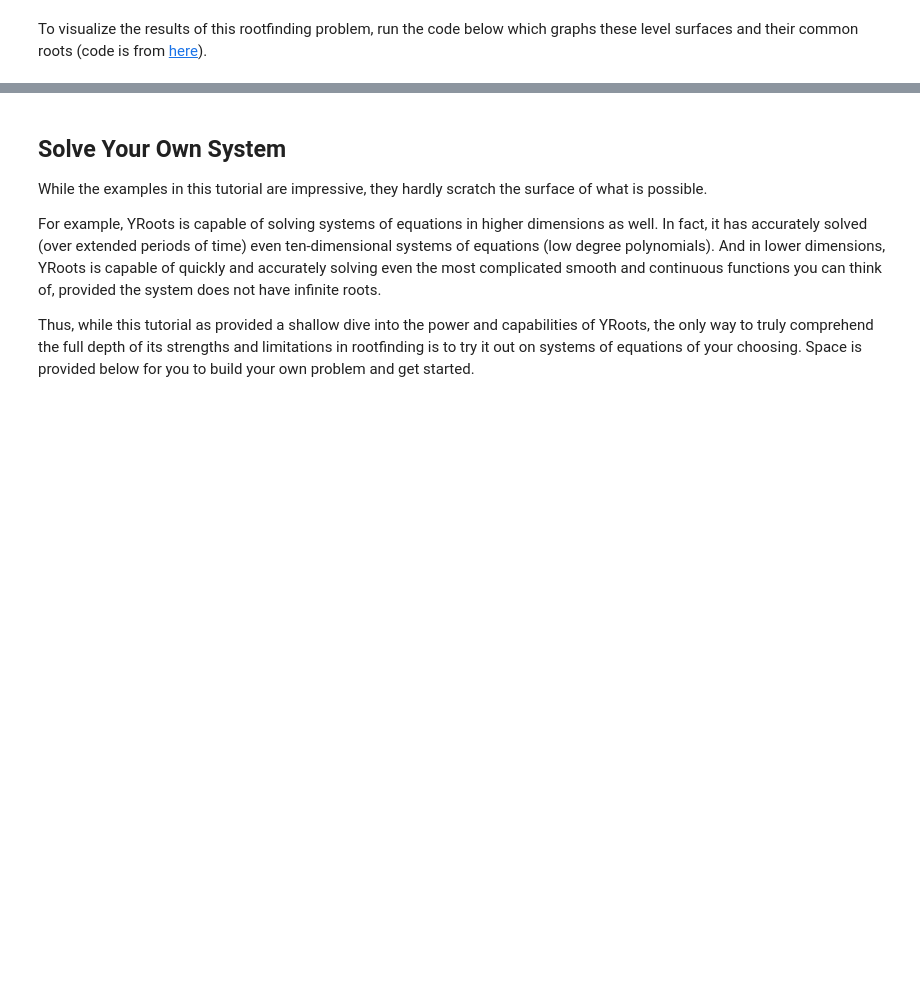
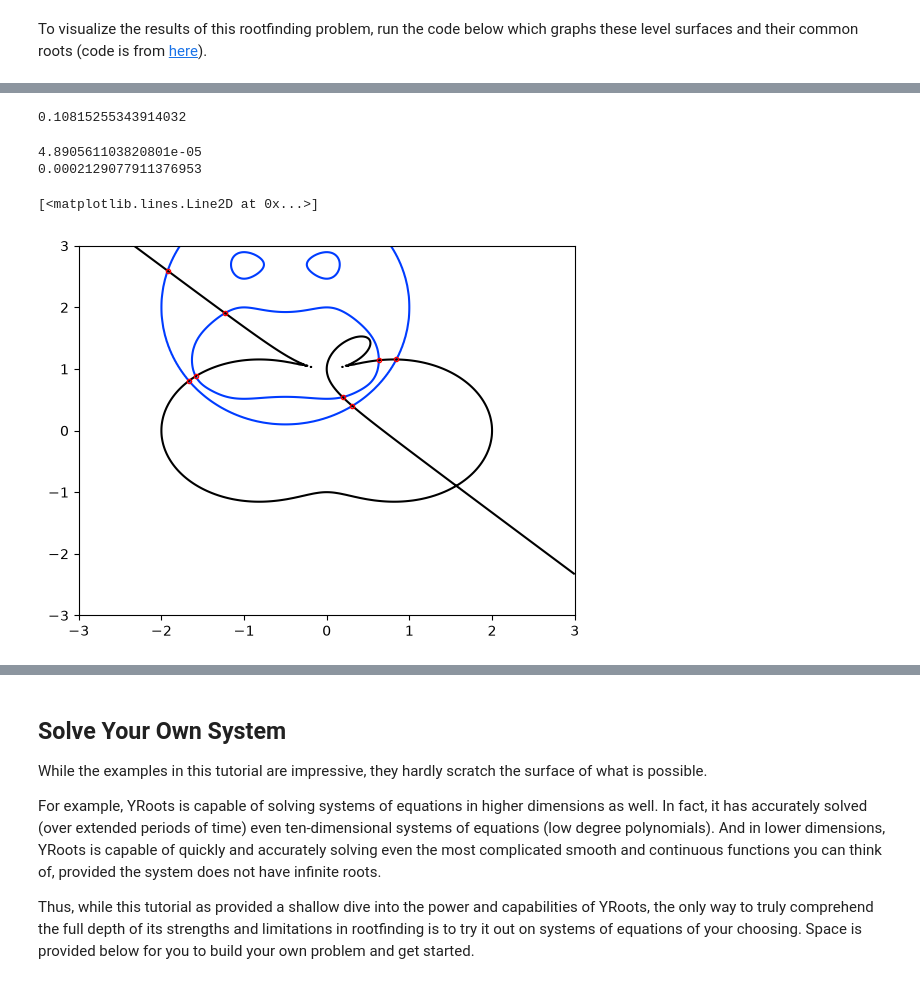
Before and after one commit to wlgns0330/Rootfinding-serial, a Jupyter notebook: CombinedNotebook.ipynb, the cells around one changed output, grey strips where cells are left out. Cells and saved outputs as stored; diff of their text form; code cells hidden in the pictures; blank space fills up the shorter version.

```diff
--- a/CombinedNotebook.ipynb
+++ b/CombinedNotebook.ipynb
@@ -494,0 +550,42 @@ plt.tight_layout()
+# %%
+f = lambda x,y: ((90000*y**10 + (-1440000)*y**9 + (360000*x**4 + 720000*x**3 + 504400*x**2 + 144400*x + 9971200)*(y**8) +
+    ((-4680000)*x**4 + (-9360000)*x**3 + (-6412800)*x**2 + (-1732800)*x + (-39554400))*(y**7) + (540000*x**8 +
+    2160000*x**7 + 3817600*x**6 + 3892800*x**5 + 27577600*x**4 + 51187200*x**3 + 34257600*x**2 + 8952800*x + 100084400)*(y**6) +
+    ((-5400000)*x**8 + (-21600000)*x**7 + (-37598400)*x**6 + (-37195200)*x**5 + (-95198400)*x**4 +
+    (-153604800)*x**3 + (-100484000)*x**2 + (-26280800)*x + (-169378400))*(y**5) + (360000*x**12 + 2160000*x**11 +
+    6266400*x**10 + 11532000*x**9 + 34831200*x**8 + 93892800*x**7 + 148644800*x**6 + 141984000*x**5 + 206976800*x**4 +
+    275671200*x**3 + 176534800*x**2 + 48374000*x + 194042000)*(y**4) + ((-2520000)*x**12 + (-15120000)*x**11 + (-42998400)*x**10 +
+    (-76392000)*x**9 + (-128887200)*x**8 + (-223516800)*x**7 + (-300675200)*x**6 + (-274243200)*x**5 + (-284547200)*x**4 +
+    (-303168000)*x**3 + (-190283200)*x**2 + (-57471200)*x + (-147677600))*(y**3) + (90000*x**16 + 720000*x**15 + 3097600*x**14 +
+    9083200*x**13 + 23934400*x**12 + 58284800*x**11 + 117148800*x**10 + 182149600*x**9 + 241101600*x**8 + 295968000*x**7 +
+    320782400*x**6 + 276224000*x**5 + 236601600*x**4 + 200510400*x**3 + 123359200*x**2 + 43175600*x + 70248800)*(y**2) +
+    ((-360000)*x**16 + (-2880000)*x**15 + (-11812800)*x**14 + (-32289600)*x**13 + (-66043200)*x**12 + (-107534400)*x**11 +
+    (-148807200)*x**10 + (-184672800)*x**9 + (-205771200)*x**8 + (-196425600)*x**7 + (-166587200)*x**6 + (-135043200)*x**5 +
+    (-107568800)*x**4 + (-73394400)*x**3 + (-44061600)*x**2 + (-18772000)*x + (-17896000))*y + (144400*x**18 + 1299600*x**17 +
+    5269600*x**16 + 12699200*x**15 + 21632000*x**14 + 32289600*x**13 + 48149600*x**12 + 63997600*x**11 + 67834400*x**10 +
+    61884000*x**9 + 55708800*x**8 + 45478400*x**7 + 32775200*x**6 + 26766400*x**5 + 21309200*x**4 + 11185200*x**3 + 6242400*x**2 +
+    3465600*x + 1708800)))
+g = lambda x,y: 1e-4*(y**7 + (-3)*y**6 + (2*x**2 + (-1)*x + 2)*y**5 + (x**3 + (-6)*x**2 + x + 2)*y**4 + (x**4 + (-2)*x**3 + 2*x**2 +
+    x + (-3))*y**3 + (2*x**5 + (-3)*x**4 + x**3 + 10*x**2 + (-1)*x + 1)*y**2 + ((-1)*x**5 + 3*x**4 + 4*x**3 + (-12)*x**2)*y +
+    (x**7 + (-3)*x**5 + (-1)*x**4 + (-4)*x**3 + 4*x**2))
+
+bounds = [3, 5, 10]
+
+for bound in bounds:
+    a,b = np.array([-bound,-bound]), np.array([bound,bound])
+    roots = yr.solve(funcs,a,b)
+    #maximum residual
+    print(np.max([np.abs(func(*[roots[:,i] for i in range(2)])) for func in [f, g]]))
+
+x = np.linspace(-3,3,300)
+y = np.linspace(-3,3,300)
+X,Y = np.meshgrid(x,y)
+plt.contour(X,Y,f(X,Y),levels=[0],colors='#003cff')
+plt.contour(X,Y,g(X,Y),levels=[0],colors='k')
+plt.plot(roots[:,0],roots[:,1],'.',color='none',markeredgecolor='r',markersize=6)
+# %% [output]
+0.10815255343914032
+4.890561103820801e-05
+0.0002129077911376953
+[<matplotlib.lines.Line2D at 0x...>]
+[figure, added]
```
Also changed, not shown: parts of 19 cells of this notebook, 1 other file.
